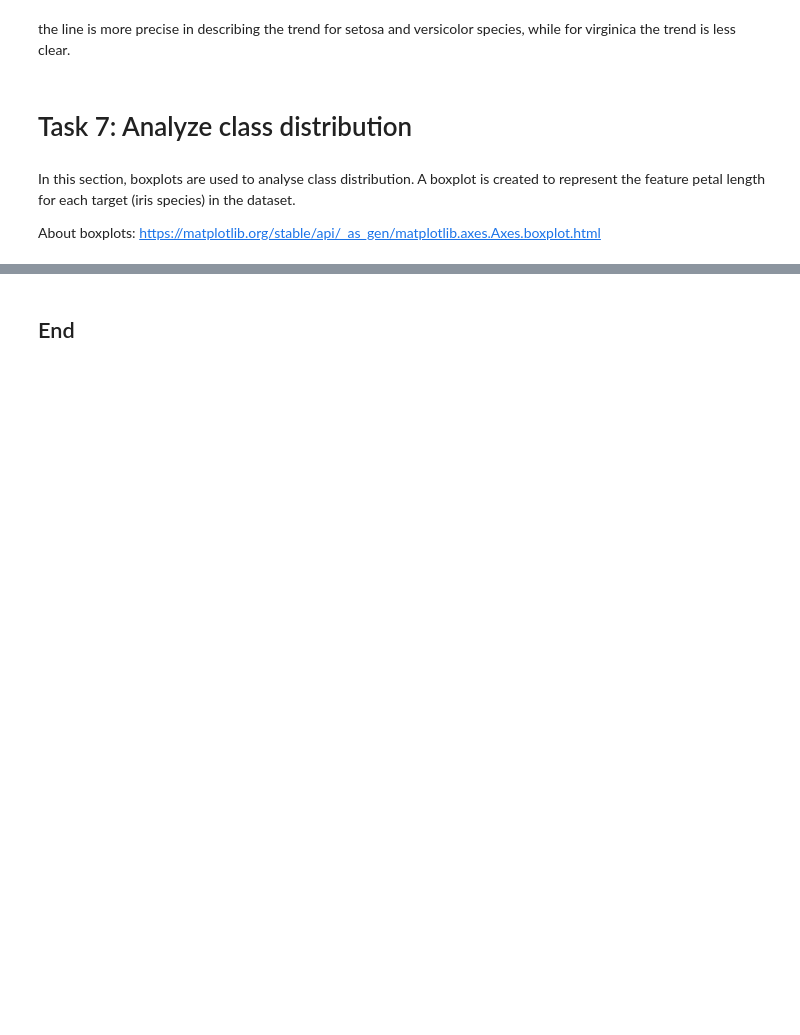
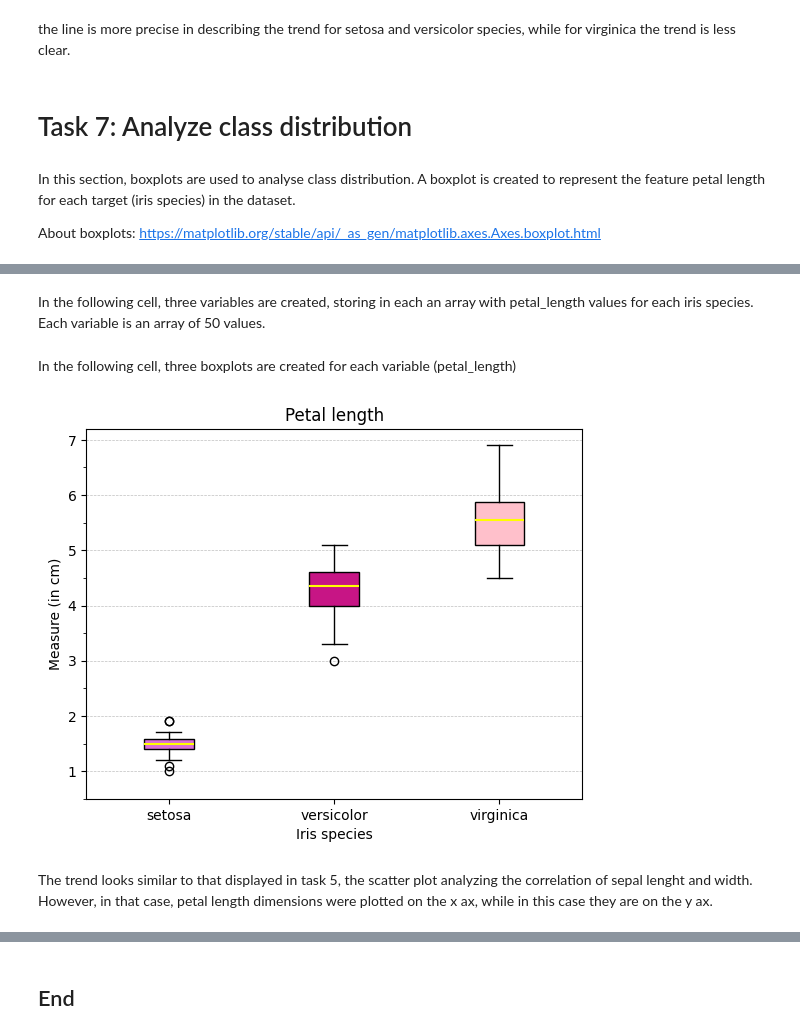
Before and after one commit to irenecelebrin/principles_of_data_analytics, a Jupyter notebook: tasks.ipynb, the cells around one changed output, grey strips where cells are left out. Drawn from its saved outputs; the diff is of its cells as text; code cells hidden in the pictures; blank space fills up the shorter version.

Commit message:
tasks 7

```diff
--- a/tasks.ipynb
+++ b/tasks.ipynb
@@ -424,8 +436,7 @@ About boxplots: https://matplotlib.org/stable/api/_as_gen/matplotlib.axes.Axes.b
 # %%
-# load the data and get as output (data, target)
+# import the dataset in tabular format
+data = pd.read_csv('https://gist.githubusercontent.com/curran/a08a1080b88344b0c8a7/raw/0e7a9b0a5d22642a06d3d5b9bcbad9890c8ee534/iris.csv')
 
-iris = pd.read_csv('https://gist.githubusercontent.com/curran/a08a1080b88344b0c8a7/raw/0e7a9b0a5d22642a06d3d5b9bcbad9890c8ee534/iris.csv')
-
-petal_setosa = iris[iris['species'] == 'setosa']['petal_length']
-petal_setosa
+# show data with tabular format (vs bunch)
+data
 # %% [output]
@@ -448,0 +456,8 @@ Name: petal_length, dtype: float64
+# %% [markdown]
+In the following cell, three variables are created, storing in each an array with petal_length values for each iris species. Each variable is an array of 50 values.
+# %%
+# Create variable for sepal length
+# Select rows based a given condition (value of the series 'class') and then only select the value in the series 'petal length'
+petal_setosa = data[data['species'] == 'setosa']['petal_length']
+petal_versicolor = data[data['species'] == 'versicolor']['petal_length']
+petal_virginica = data[data['species'] == 'virginica']['petal_length']
@@ -448,0 +469,42 @@ Name: petal_length, dtype: float64
+# %% [markdown]
+In the following cell, three boxplots are created for each variable (petal_length)
+# %%
+# Create a list for all petal length values
+petal_lengths = [petal_setosa,petal_versicolor,petal_virginica]
+
+# Set colors and labels, ticks
+colors = ['orchid', 'mediumvioletred', 'pink']
+median_line = dict(linewidth = 1.5, color = 'yellow' )
+target_label = target_names
+y_ticks = [0.5,1.5,2.5,3.5,4.5,5.5,6.5]
+
+# Create subplot
+fig, ax = plt.subplots()
+
+# Plot boxplots
+# Subplot includes different colors for each feature boxplot, ticks and labels for each feature
+petal_plot = ax.boxplot(petal_lengths, patch_artist=True, medianprops= median_line, tick_labels=target_label)
+
+# assign colors to each feature boxplot
+# more here: https://matplotlib.org/stable/gallery/statistics/boxplot_color.html#sphx-glr-gallery-statistics-boxplot-color-py
+for patch, color in zip(petal_plot['boxes'], colors):
+    patch.set_facecolor(color)
+
+# add title
+ax.set_title('Petal length')
+# add labels for axes
+ax.set_xlabel('Iris species')
+ax.set_ylabel('Measure (in cm)')
+# add minor ticks to y ax. reference:  https://matplotlib.org/stable/api/_as_gen/matplotlib.axes.Axes.set_yticks.html
+ax.set_yticks(y_ticks,minor=True)
+# add grid to y ax. Reference: https://matplotlib.org/stable/api/_as_gen/matplotlib.axes.Axes.grid.html
+ax.grid(axis='y',color='grey', linestyle='--', linewidth=0.5, alpha = 0.5)
+
+# show plot
+plt.show()
+
+petal_plot = ax.boxplot(petal_lengths)
+# %% [output]
+[figure, added]
+# %% [markdown]
+The trend looks similar to that displayed in task 5, the scatter plot analyzing the correlation of sepal lenght and width. However, in that case, petal length dimensions were plotted on the x ax, while in this case they are on the y ax.
```
Also changed, not shown: parts of 10 cells of this notebook.
